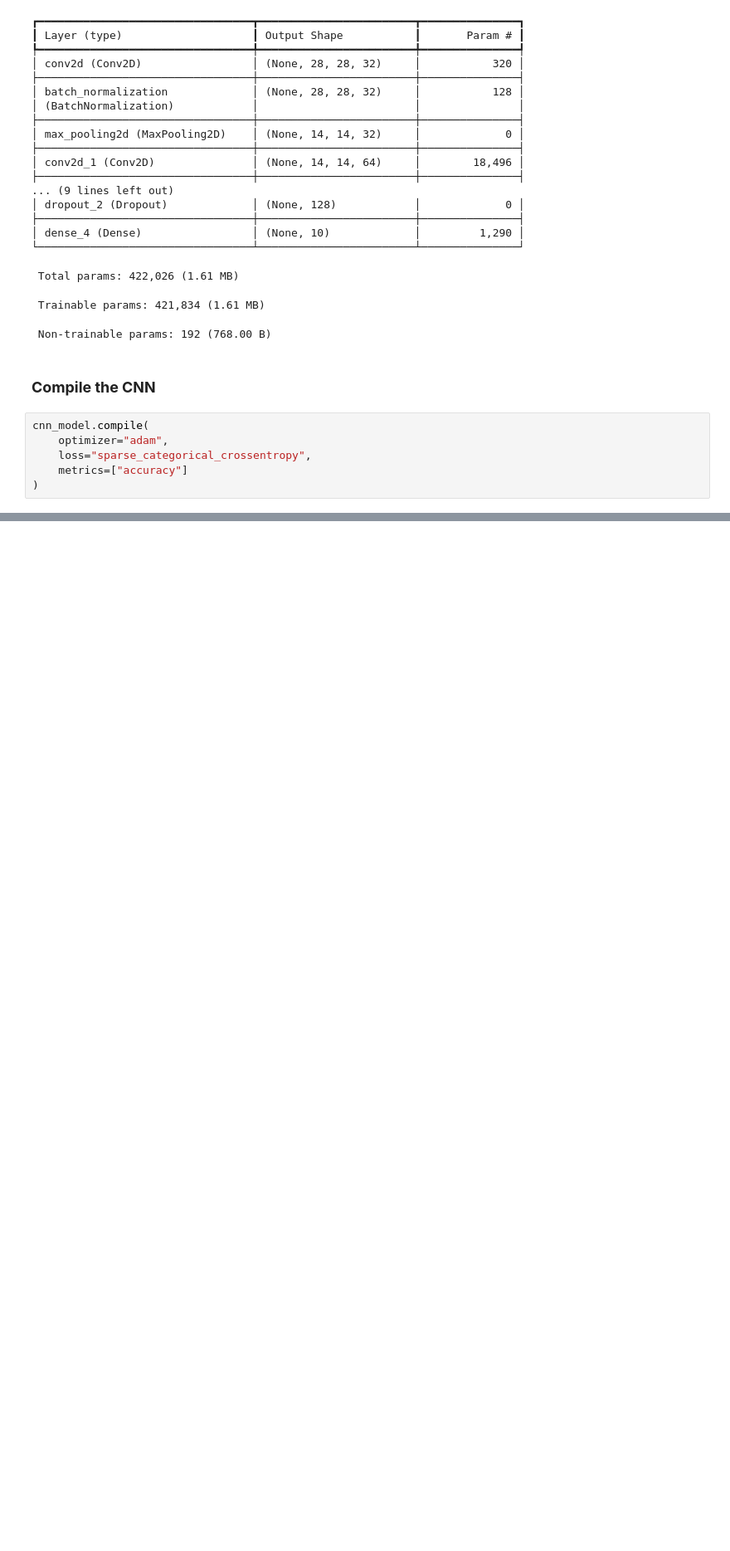
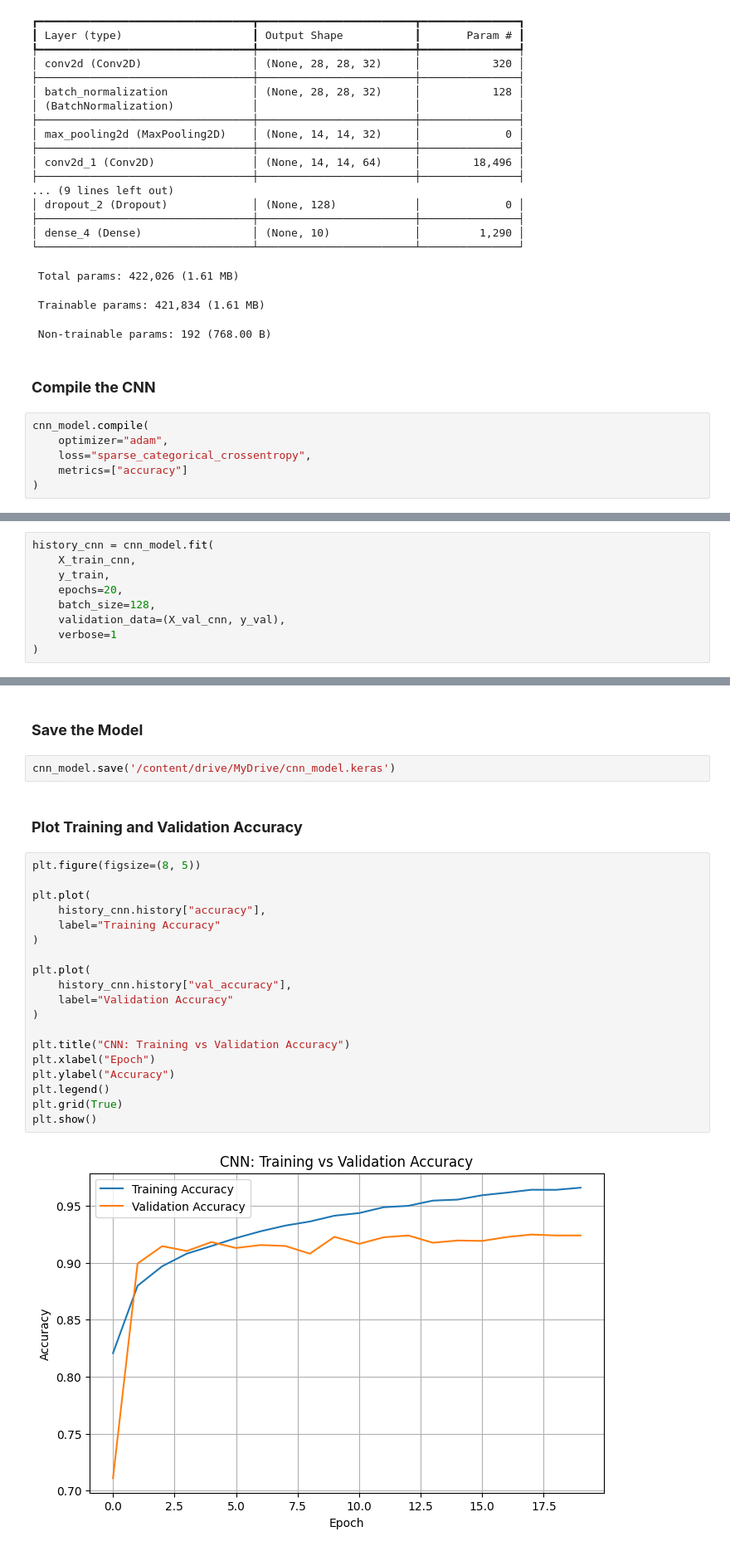
Before and after one commit to mdzubayereashraf/Ostad-AI-Engineering-Course-Assignments, a Jupyter notebook: Assignmen_No_15(Image_Classification_with_Deep_Learning_and_CNNs).ipynb, the cells around one changed output, grey strips where cells are left out. Shown at 83% size. Cells and saved outputs as stored; diff of their text form; blank space fills up the shorter version.

Commit message:
Plot Training and Validation Accuracy

```diff
--- a/Assignmen_No_15(Image_Classification_with_Deep_Learning_and_CNNs).ipynb
+++ b/Assignmen_No_15(Image_Classification_with_Deep_Learning_and_CNNs).ipynb
@@ -338,0 +341,9 @@ cnn_model.compile(
+# %%
+history_cnn = cnn_model.fit(
+    X_train_cnn,
+    y_train,
+    epochs=20,
+    batch_size=128,
+    validation_data=(X_val_cnn, y_val),
+    verbose=1
+)
@@ -338,0 +368,27 @@ cnn_model.compile(
+# %% [markdown]
+### **Save the Model**
+# %%
+cnn_model.save('/content/drive/MyDrive/cnn_model.keras')
+# %% [markdown]
+### **Plot Training and Validation Accuracy**
+# %%
+plt.figure(figsize=(8, 5))
+
+plt.plot(
+    history_cnn.history["accuracy"],
+    label="Training Accuracy"
+)
+
+plt.plot(
+    history_cnn.history["val_accuracy"],
+    label="Validation Accuracy"
+)
+
+plt.title("CNN: Training vs Validation Accuracy")
+plt.xlabel("Epoch")
+plt.ylabel("Accuracy")
+plt.legend()
+plt.grid(True)
+plt.show()
+# %% [output]
+[figure, added]
```
Also changed, not shown: parts of 2 cells of this notebook.
